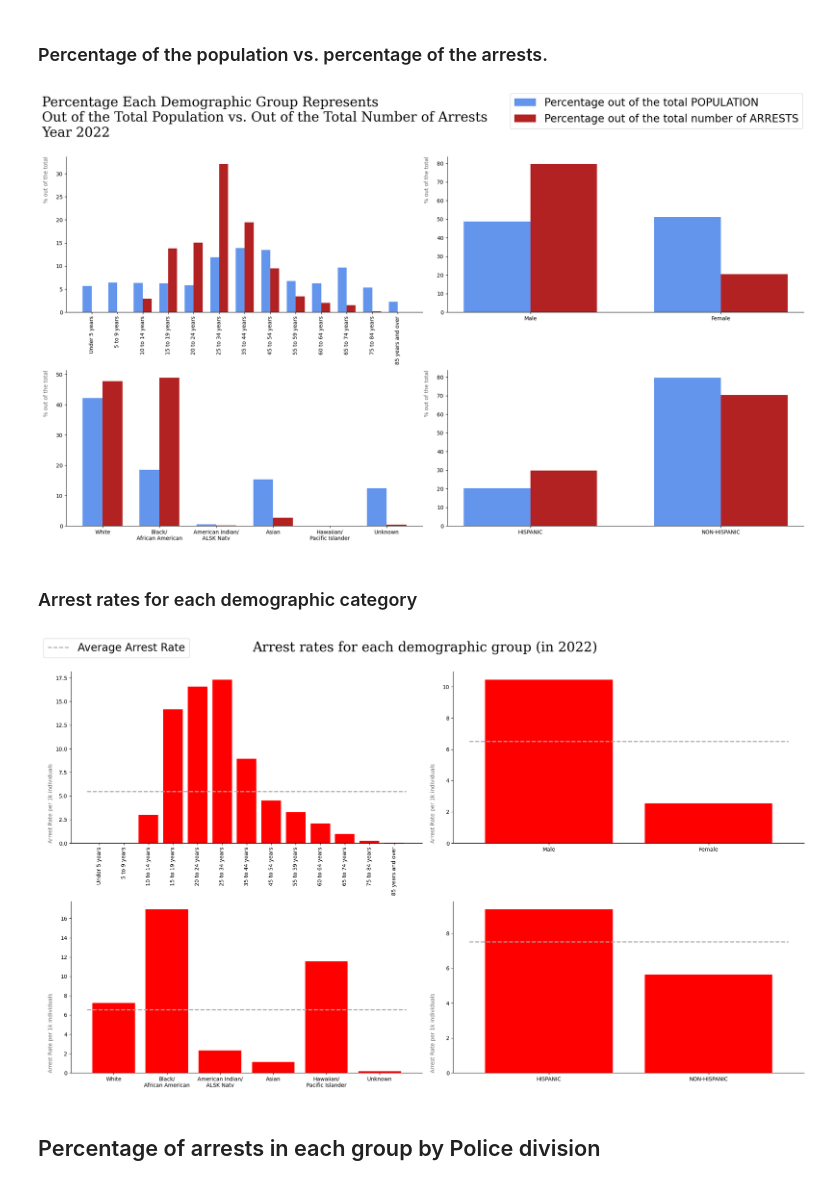
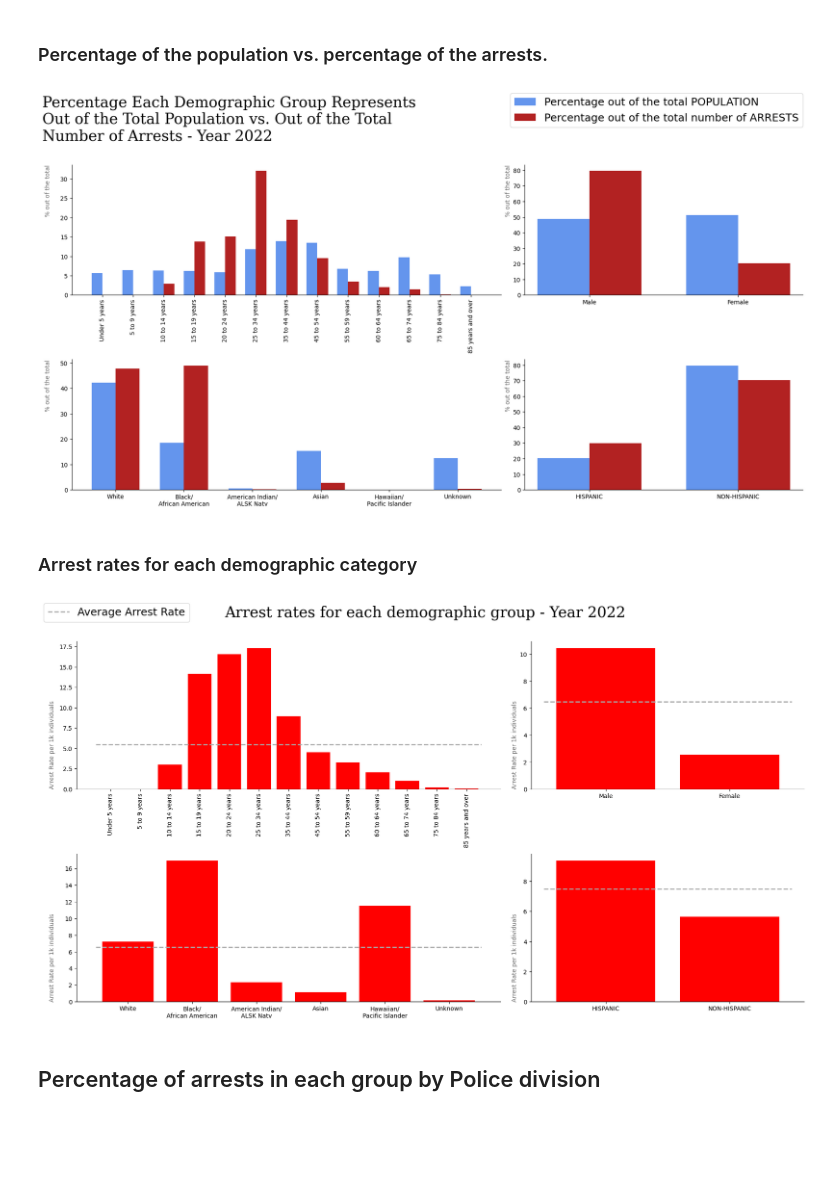
Before and after one commit to emmajslz/eda-project-police-arrest, a Jupyter notebook: police-arrests-montgomery-study.ipynb, the cells around one changed output. Saved outputs shown, nothing was run; the diff lists cells and outputs as text; code cells hidden in the pictures; blank space fills up the shorter version.

```diff
--- a/police-arrests-montgomery-study.ipynb
+++ b/police-arrests-montgomery-study.ipynb
@@ -1828,8 +1828,15 @@ display(ethnicity_rate_21, ethnicity_rate_22)
 # %% [markdown]
 ### Percentage of the population vs. percentage of the arrests.
 # %%
-fig, ax = plt.subplots(nrows=2, ncols=2, figsize=(20,12))
-ax = ax.flatten()
+fig = plt.figure(figsize=(18, 10))
+gs = gridspec.GridSpec(nrows=2, ncols=5)
+
+ax11 = fig.add_subplot(gs[0, :3])
+ax12 = fig.add_subplot(gs[0, 3:])
+ax21 = fig.add_subplot(gs[1, :3])
+ax22 = fig.add_subplot(gs[1, 3:])
+
+ax = [ax11, ax12, ax21, ax22]
 
 datasets = [age_rate_22, sex_rate_22, race_rate_22, ethnicity_rate_22]
 
@@ -1856,41 +1863,48 @@ for i in range (4):
 
     w = .35 # Use 35% of each slot (day of week) per bar, leaving 30% for spacing
 
     l1 = ax[i].bar(x-w/2, pop_percent,     width=w, color=colors[0], label="Percentage out of the total population")
     l2 = ax[i].bar(x+w/2, arrest_percent,  width=w, color=colors[1], label="Percentage out of the total number of arrests")
 
     ax[i].set_xticks(x)
     if i==2:
         xlabels = list(dataset.index)
         for j in [1,2,4]:
             xlabels[j] = "/\n".join(xlabels[j].split("/"))
             ax[i].set_xticklabels(xlabels)
     else:
         ax[i].set_xticklabels(dataset.index)
 
     ax[i].set_ylabel("% out of the total", horizontalalignment='right', color='dimgray')
     ax[i].yaxis.set_label_coords(-0.05, 1)
 
     ax[i].spines['top'].set_visible(False)
     ax[i].spines['right'].set_visible(False)
 
 
-fig.suptitle(f"Percentage Each Demographic Group Represents\nOut of the Total Population vs. Out of the Total Number of Arrests\nYear 2022\n",
+fig.suptitle(f"Percentage Each Demographic Group Represents\nOut of the Total Population vs. Out of the Total\nNumber of Arrests - Year 2022\n",
              font='serif', size=25, x=0, horizontalalignment='left')
 ax[0].tick_params(axis='x', labelrotation=90)
 
 labels = ["Percentage out of the total POPULATION", "Percentage out of the total number of ARRESTS"]
-fig.legend([l1, l2], labels=labels, loc="upper right", fontsize=20)
+fig.legend([l1, l2], labels=labels, loc="upper right", fontsize=18)
 
 plt.tight_layout()
 plt.show()
 # %% [output]
-[figure, old version]
+[figure, new version]
 # %% [markdown]
 ### Arrest rates for each demographic category
 # %%
-fig, ax = plt.subplots(nrows=2, ncols=2, figsize=(20,12))
-ax = ax.flatten()
+fig = plt.figure(figsize=(18, 10))
+gs = gridspec.GridSpec(nrows=2, ncols=5)
+
+ax11 = fig.add_subplot(gs[0, :3])
+ax12 = fig.add_subplot(gs[0, 3:])
+ax21 = fig.add_subplot(gs[1, :3])
+ax22 = fig.add_subplot(gs[1, 3:])
+
+ax = [ax11, ax12, ax21, ax22]
 
 datasets = [age_rate_22, sex_rate_22, race_rate_22, ethnicity_rate_22]
 
@@ -1913,7 +1927,7 @@ for i in range(4):
 
     #ax[i].legend(loc='upper right')
 
-fig.suptitle(f"Arrest rates for each demographic group (in 2022)\n",
+fig.suptitle(f"Arrest rates for each demographic group - Year 2022\n",
              font='serif', size=25)
 ax[0].tick_params(axis='x', labelrotation=90)
 
@@ -1922,12 +1936,12 @@ for j in [1,2,4]:
     xlabels[j] = "/\n".join(xlabels[j].split("/"))
     ax[2].set_xticklabels(xlabels)
 
-fig.legend(h1, labels=['Average Arrest Rate'], loc='upper left', fontsize=20)
+fig.legend(h1, labels=['Average Arrest Rate'], loc='upper left', fontsize=18)
 
 plt.tight_layout()
 plt.show()
 # %% [output]
-[figure, old version]
+[figure, new version]
 # %% [markdown]
 ## Percentage of arrests in each group by Police division
 # %% [markdown]
```
